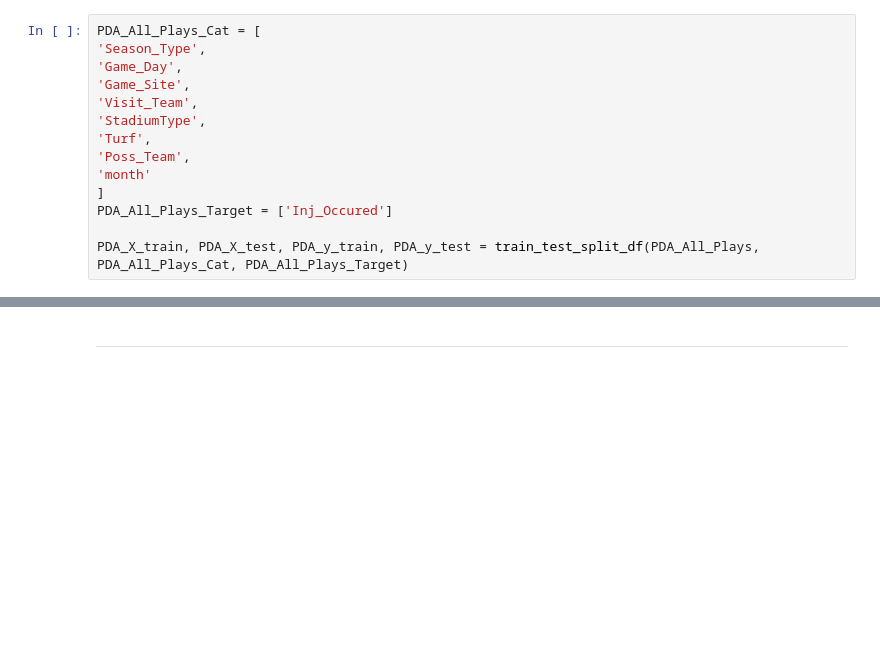
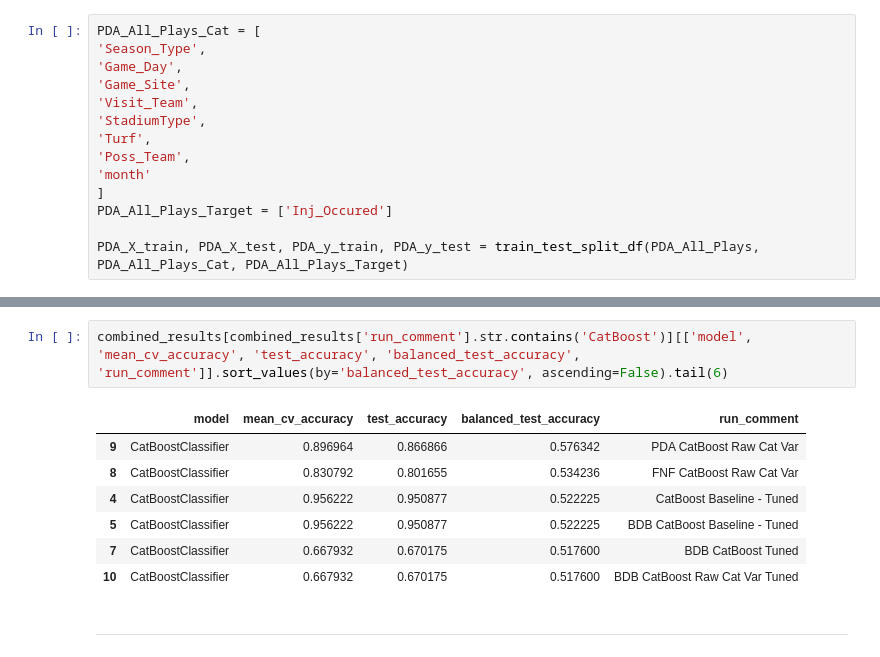
Before and after one commit to LeeMcFarling/AFL_Project_backup, a Jupyter notebook: Modeling/Weekly Assignments/Week_9.ipynb, the cells around one changed output, grey strips where cells are left out. Cells and saved outputs as stored; diff of their text form; blank space fills up the shorter version.

```diff
--- a/Modeling/Weekly Assignments/Week_9.ipynb
+++ b/Modeling/Weekly Assignments/Week_9.ipynb
@@ -1186,6 +1450,16 @@ PDA_Cat_Try_One
 # %% [output]
 |  | model | model_params | mean_cv_accuracy | std_cv_accuracy | train_accuracy | test_accuracy | ... |
 | 0 | CatBoostClassifier | {'iterations': 1000, 'learning_ra... | 0.896964 | 0.029617 | 0.892964 | 0.866866 | ... |
+# %%
+combined_results[combined_results['run_comment'].str.contains('CatBoost')][['model', 'mean_cv_accuracy', 'test_accuracy', 'balanced_test_accuracy', 'run_comment']].sort_values(by='balanced_test_accuracy', ascending=False).tail(6)
+# %% [output]
+|  | model | mean_cv_accuracy | test_accuracy | balanced_test_accuracy | run_comment |
+| 9 | CatBoostClassifier | 0.896964 | 0.866866 | 0.576342 | PDA CatBoost Raw Cat Var |
+| 8 | CatBoostClassifier | 0.830792 | 0.801655 | 0.534236 | FNF CatBoost Raw Cat Var |
+| 4 | CatBoostClassifier | 0.956222 | 0.950877 | 0.522225 | CatBoost Baseline - Tuned |
+| 5 | CatBoostClassifier | 0.956222 | 0.950877 | 0.522225 | BDB CatBoost Baseline - Tuned |
+| 7 | CatBoostClassifier | 0.667932 | 0.670175 | 0.517600 | BDB CatBoost Tuned |
+| 10 | CatBoostClassifier | 0.667932 | 0.670175 | 0.517600 | BDB CatBoost Raw Cat Var Tuned |
 # %% [markdown]
 ____
 # %% [markdown]
```
Also changed, not shown: parts of 25 cells of this notebook, 21 other files.
